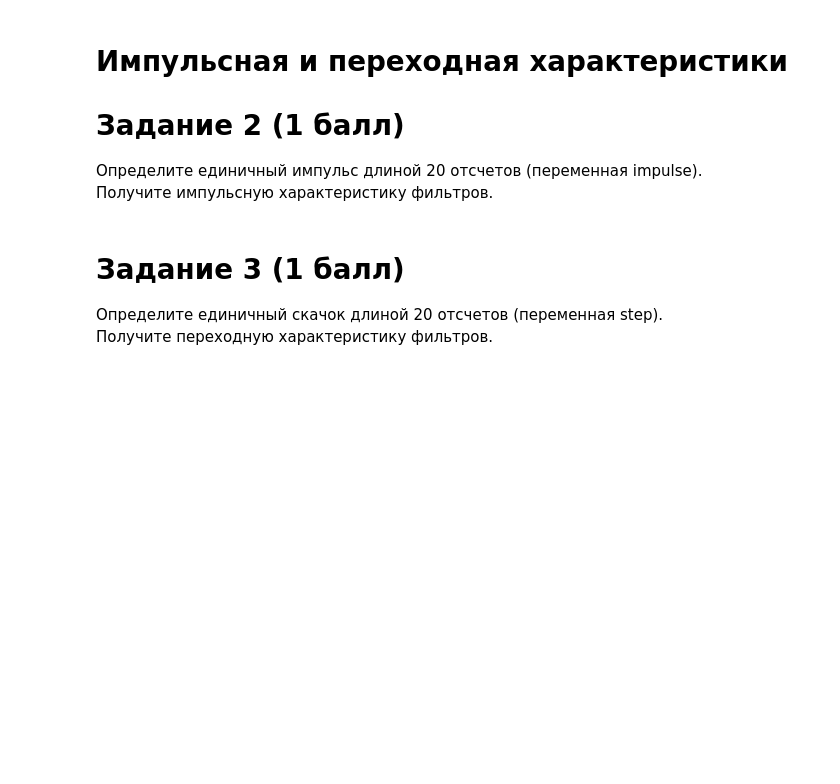
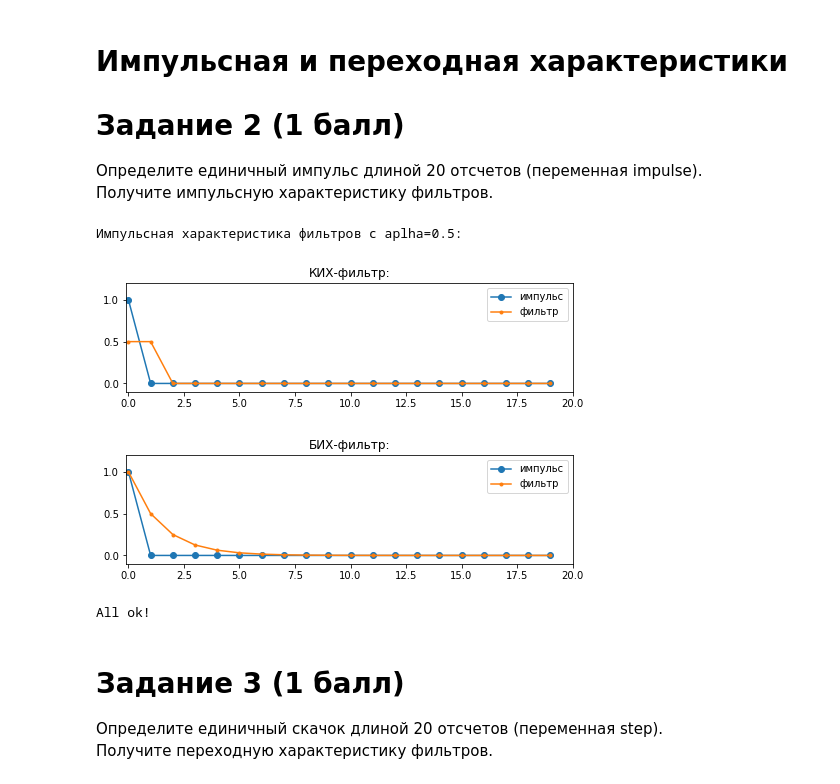
Before and after one commit to Margarita307/DSP, a Jupyter notebook: lab3.ipynb, the cells around one changed output. Drawn from its saved outputs; the diff is of its cells as text; code cells hidden in the pictures; blank space fills up the shorter version.

```diff
--- a/lab3.ipynb
+++ b/lab3.ipynb
@@ -164,29 +164,34 @@ All Ok!
 # %%
 print("Импульсная характеристика фильтров с aplha=0.5:")
 
 # Получите импульсную характеристику FIR_filter и IIR_filter
 # YOUR CODE HERE
 #
-impulse =
-fir_impulse_response =
-iir_impulse_response =
+impulse = np.zeros(20)
+impulse[0] = 1
+fir_impulse_response = FIR_filter(impulse)
+iir_impulse_response = IIR_filter(impulse)
 #
 
 plt.figure(figsize=(8,2))
 plt.title("КИХ-фильтр:")
 plt.plot(impulse, 'o-')
 plt.plot(fir_impulse_response, '.-')
 plt.legend(['импульс', 'фильтр'])
 plt.axis([-0.1, len(impulse), -0.1, 1.2])
 plt.show()
 
 plt.figure(figsize=(8,2))
 plt.title("БИХ-фильтр:")
 plt.plot(impulse, 'o-')
 plt.plot(iir_impulse_response, '.-')
 plt.legend(['импульс', 'фильтр'])
 plt.axis([-0.1, len(impulse), -0.1, 1.2])
 plt.show()
+# %% [output]
+Импульсная характеристика фильтров с aplha=0.5:
+[figure, added]
+[figure, added]
 # %%
 assert impulse.shape[0] == 20, "Bad impulse shape"
 assert (fir_impulse_response[0:2] == 0.5).all() and \
@@ -198,6 +203,8 @@ assert iir_impulse_response[1:].sum().round() == 1 and \
         iir_impulse_response[1:].sum()<1 and \
         iir_impulse_response[2:].sum() < 0.5, "Bad IIR."
 print("All ok!")
+# %% [output]
+All ok!
 # %% [markdown]
 # Задание 3 (1 балл)
 Определите единичный скачок длиной 20 отсчетов (переменная step). <br>
```
